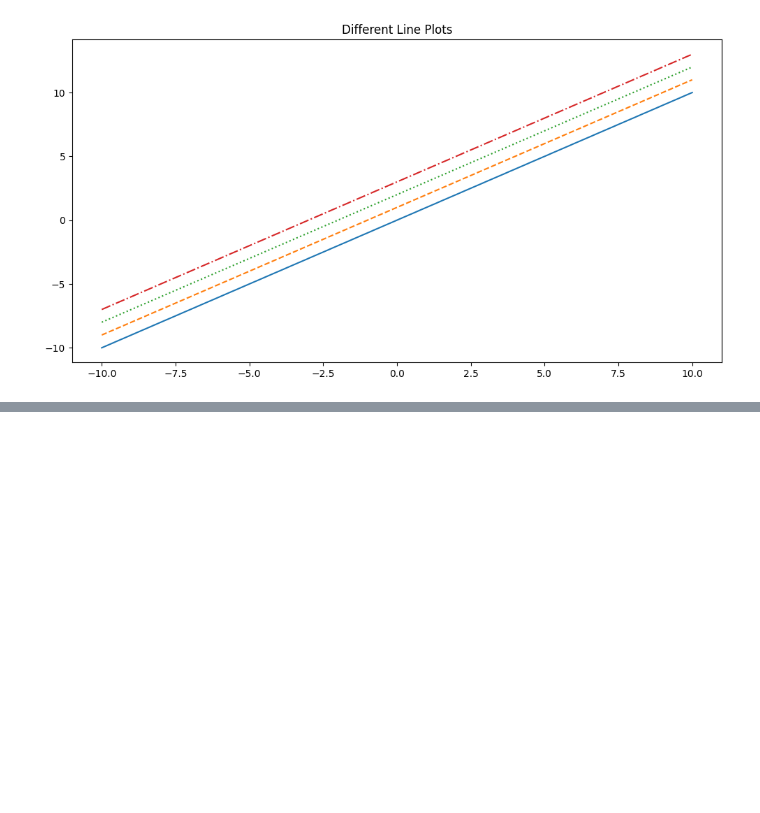
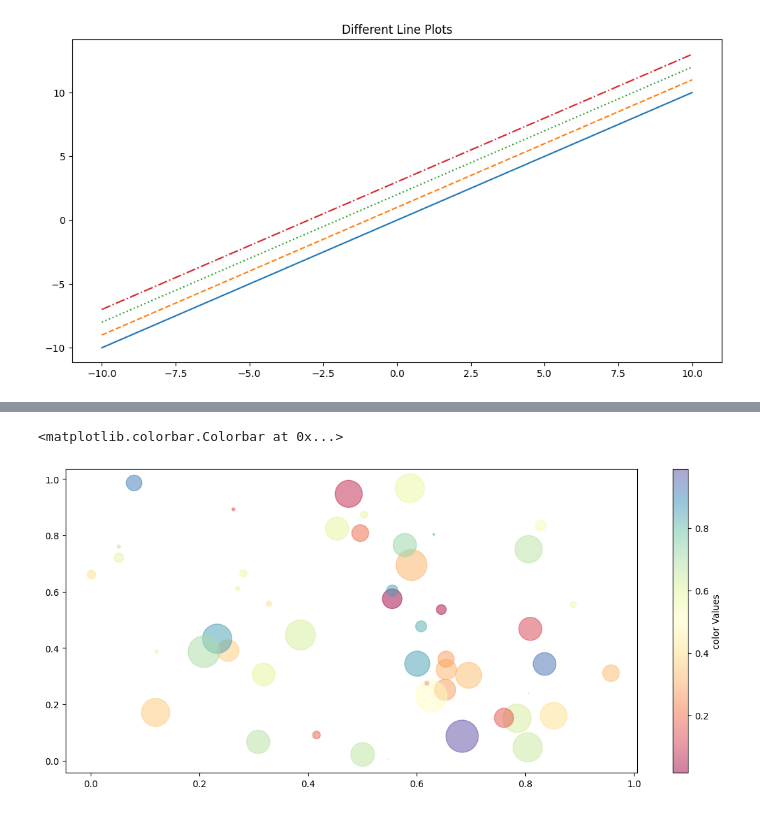
Before and after one commit to yfwjay/Data-Science-Foundations, a Jupyter notebook: pandas_basics/oop_plotting.ipynb, the cells around one changed output, grey strips where cells are left out. Cells and saved outputs as stored; diff of their text form; code cells hidden in the pictures; blank space fills up the shorter version.

```diff
--- a/pandas_basics/oop_plotting.ipynb
+++ b/pandas_basics/oop_plotting.ipynb
@@ -56,0 +165,24 @@ fig
+# %%
+# SCATTER PLOT
+
+# We generate our values using numpy which were gonna plot
+
+N = 50
+x = np.random.rand(N)
+y = np.random.rand(N)
+colors = np.random.rand(N)
+area = np.pi * (20 * np.random.rand(N))**2  # 0 to 15 point radii
+
+
+# We now plot
+
+fig , axes = plt.subplots(figsize = (14 , 6))
+
+scatter = axes.scatter(x , y , s = area , c = colors , alpha=0.5 , cmap= 'Spectral')
+
+# From our figure we dont have the color bar so we must specify it
+
+fig.colorbar(scatter , ax = axes , label = 'color Values')
+# %% [output]
+<matplotlib.colorbar.Colorbar at 0x...>
+[figure, added]
```
Also changed, not shown: parts of 14 cells of this notebook.
